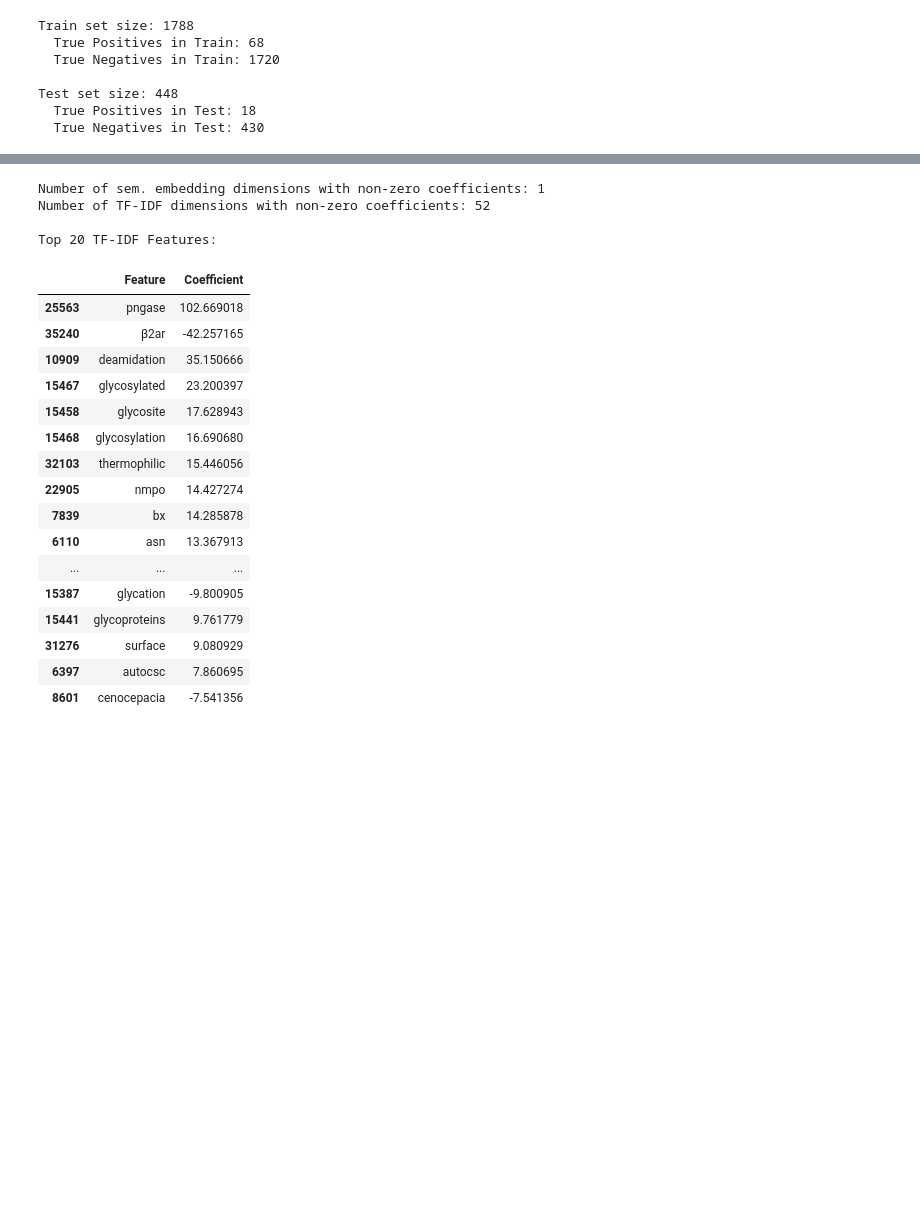
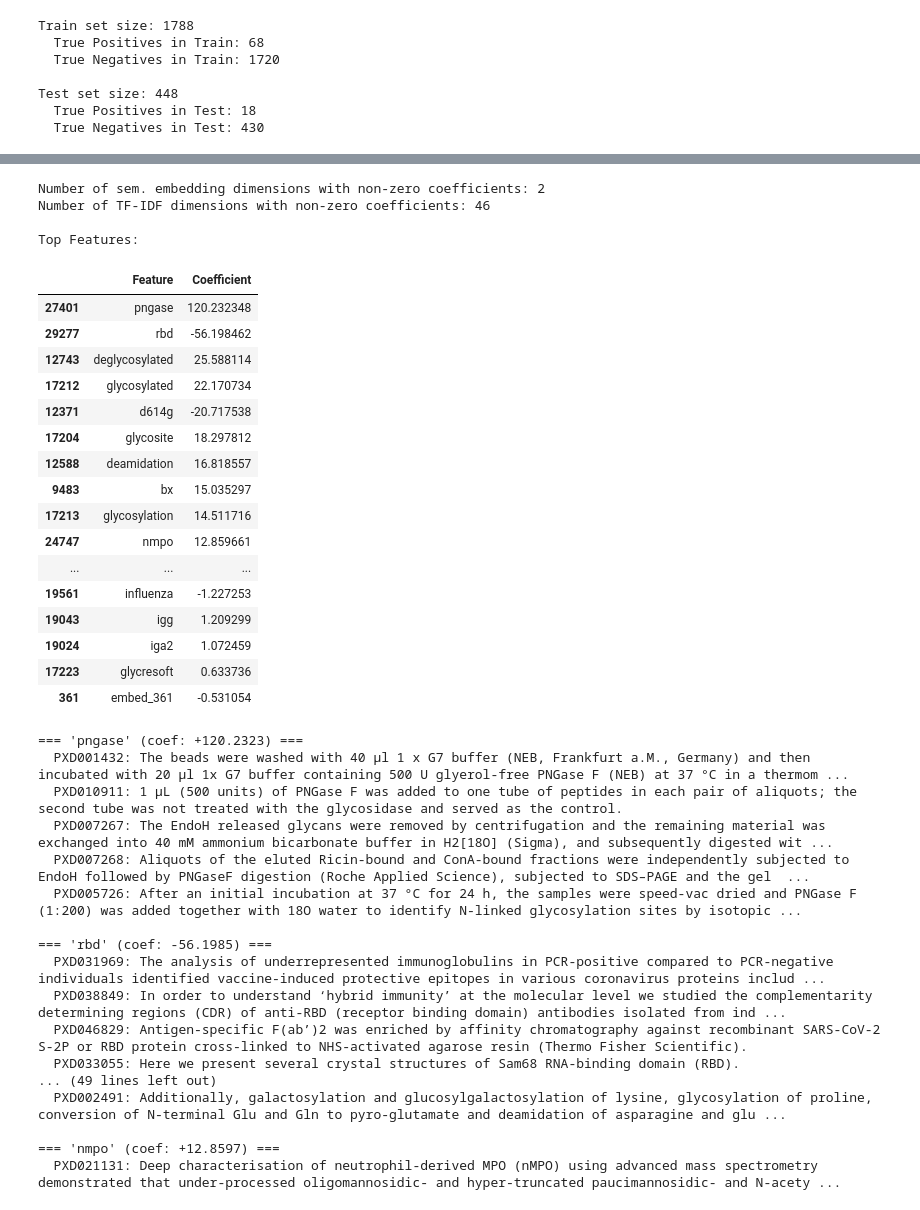
Before and after one commit to EdwardsLabProjects/pride-study-retrieval-cofest-2026, a Jupyter notebook: notebooks/TextEmbedding+TFIDF_Model.ipynb, the cells around one changed output, grey strips where cells are left out. Drawn from its saved outputs; the diff is of its cells as text; code cells hidden in the pictures; blank space fills up the shorter version.

```diff
--- a/notebooks/TextEmbedding+TFIDF_Model.ipynb
+++ b/notebooks/TextEmbedding+TFIDF_Model.ipynb
@@ -116,33 +116,50 @@ NZ Coeffs: 53
 # %%
 nzemb,nztfidf,topfeat = top_features(trained_model,tfidf_model,nembed=embdim,**logreg_extra_args)
 print(f"Number of sem. embedding dimensions with non-zero coefficients: {nzemb}")
 print(f"Number of TF-IDF dimensions with non-zero coefficients: {nztfidf}")
-print("\nTop 20 TF-IDF Features:")
-display(topfeat.head(20))
+print("\nTop Features:")
+display(topfeat)
 
-# show_top_feature_examples(topfeat, md)
+show_top_feature_examples(topfeat, md)
 # %% [output]
-Number of sem. embedding dimensions with non-zero coefficients: 1
-Number of TF-IDF dimensions with non-zero coefficients: 52
+Number of sem. embedding dimensions with non-zero coefficients: 2
+Number of TF-IDF dimensions with non-zero coefficients: 46
 
-Top 20 TF-IDF Features:
+Top Features:
 |  | Feature | Coefficient |
-| 25563 | pngase | 102.669018 |
-| 35240 | β2ar | -42.257165 |
-| 10909 | deamidation | 35.150666 |
-| 15467 | glycosylated | 23.200397 |
-| 15458 | glycosite | 17.628943 |
-| 15468 | glycosylation | 16.690680 |
-| 32103 | thermophilic | 15.446056 |
-| 22905 | nmpo | 14.427274 |
-| 7839 | bx | 14.285878 |
-| 6110 | asn | 13.367913 |
+| 27401 | pngase | 120.232348 |
+| 29277 | rbd | -56.198462 |
+| 12743 | deglycosylated | 25.588114 |
+| 17212 | glycosylated | 22.170734 |
+| 12371 | d614g | -20.717538 |
+| 17204 | glycosite | 18.297812 |
+| 12588 | deamidation | 16.818557 |
+| 9483 | bx | 15.035297 |
+| 17213 | glycosylation | 14.511716 |
+| 24747 | nmpo | 12.859661 |
 | ... | ... | ... |
-| 15387 | glycation | -9.800905 |
-| 15441 | glycoproteins | 9.761779 |
-| 31276 | surface | 9.080929 |
-| 6397 | autocsc | 7.860695 |
-| 8601 | cenocepacia | -7.541356 |
+| 19561 | influenza | -1.227253 |
+| 19043 | igg | 1.209299 |
+| 19024 | iga2 | 1.072459 |
+| 17223 | glycresoft | 0.633736 |
+| 361 | embed_361 | -0.531054 |
+=== 'pngase' (coef: +120.2323) ===
+  PXD001432: The beads were washed with 40 µl 1 x G7 buffer (NEB, Frankfurt a.M., Germany) and then incubated with 20 µl 1x G7 buffer containing 500 U glyerol-free PNGase F (NEB) at 37 °C in a thermom ...
+  PXD010911: 1 μL (500 units) of PNGase F was added to one tube of peptides in each pair of aliquots; the second tube was not treated with the glycosidase and served as the control.
+  PXD007267: The EndoH released glycans were removed by centrifugation and the remaining material was exchanged into 40 mM ammonium bicarbonate buffer in H2[18O] (Sigma), and subsequently digested wit ...
+  PXD007268: Aliquots of the eluted Ricin‐bound and ConA‐bound fractions were independently subjected to EndoH followed by PNGaseF digestion (Roche Applied Science), subjected to SDS–PAGE and the gel  ...
+  PXD005726: After an initial incubation at 37 °C for 24 h, the samples were speed-vac dried and PNGase F (1:200) was added together with 18O water to identify N-linked glycosylation sites by isotopic ...
+
+=== 'rbd' (coef: -56.1985) ===
+  PXD031969: The analysis of underrepresented immunoglobulins in PCR-positive compared to PCR-negative individuals identified vaccine-induced protective epitopes in various coronavirus proteins includ ...
+  PXD038849: In order to understand ‘hybrid immunity’ at the molecular level we studied the complementarity determining regions (CDR) of anti-RBD (receptor binding domain) antibodies isolated from ind ...
+  PXD046829: Antigen-specific F(ab’)2 was enriched by affinity chromatography against recombinant SARS-CoV-2 S-2P or RBD protein cross-linked to NHS-activated agarose resin (Thermo Fisher Scientific).
+  PXD033055: Here we present several crystal structures of Sam68 RNA-binding domain (RBD).
+... (49 lines left out)
+  PXD002491: Additionally, galactosylation and glucosylgalactosylation of lysine, glycosylation of proline, conversion of N-terminal Glu and Gln to pyro-glutamate and deamidation of asparagine and glu ...
+
+=== 'nmpo' (coef: +12.8597) ===
+  PXD021131: Deep characterisation of neutrophil-derived MPO (nMPO) using advanced mass spectrometry demonstrated that under-processed oligomannosidic- and hyper-truncated paucimannosidic- and N-acety ...
 # %%
 results = score_all_studies(trained_model, emb, md, tfidf_model, train_acc, tp, tn)
 display(results)
```
Also changed, not shown: parts of 4 cells of this notebook.
